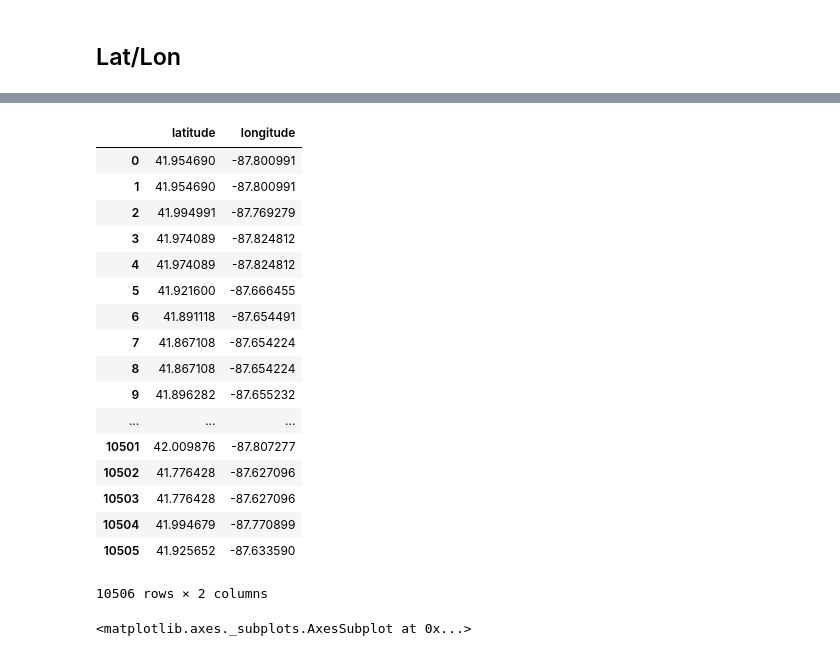
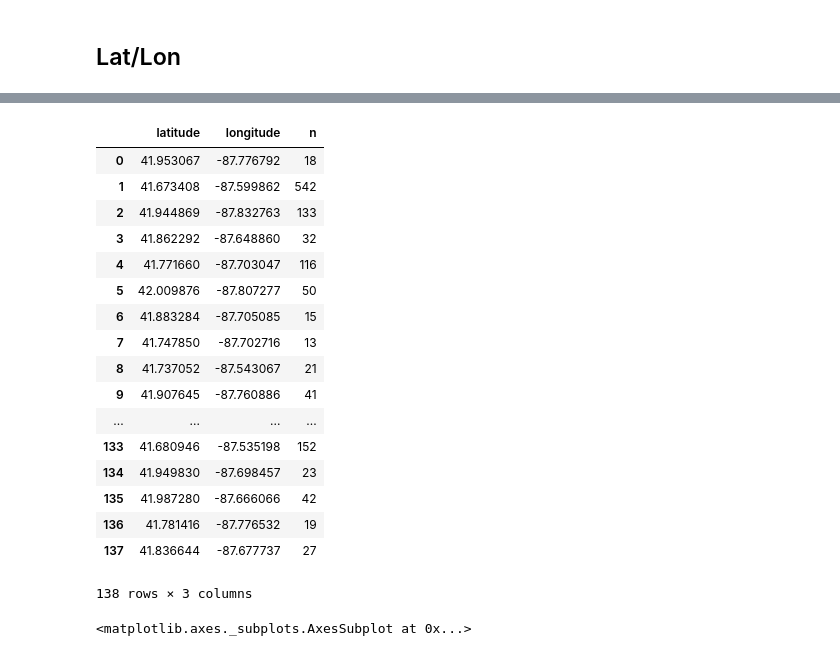
Before and after one commit to crawles/data-science-training, a Jupyter notebook: src/wnv_data_exploration.ipynb, the cells around one changed output, grey strips where cells are left out. Drawn from its saved outputs; the diff is of its cells as text; code cells hidden in the pictures.

```diff
--- a/src/wnv_data_exploration.ipynb
+++ b/src/wnv_data_exploration.ipynb
@@ -411,5 +431,8 @@ $$);
 ## Lat/Lon
 # %%
 %%read_sql latlon_full
-select latitude, longitude from wnv.wnv_train;
+select latitude, longitude, count(*) n
+from wnv.wnv_train
+group by latitude, longitude
+;
 # %% [output]
@@ -417,23 +440,23 @@ Query started at 06:23:34 PM EDT
 Query executed in 0.00 m
 [interactive output not drawn]
-|  | latitude | longitude |
-| 0 | 41.954690 | -87.800991 |
-| 1 | 41.954690 | -87.800991 |
-| 2 | 41.994991 | -87.769279 |
-| 3 | 41.974089 | -87.824812 |
-| 4 | 41.974089 | -87.824812 |
-| 5 | 41.921600 | -87.666455 |
-| 6 | 41.891118 | -87.654491 |
-| 7 | 41.867108 | -87.654224 |
-| 8 | 41.867108 | -87.654224 |
-| 9 | 41.896282 | -87.655232 |
-| ... | ... | ... |
-| 10501 | 42.009876 | -87.807277 |
-| 10502 | 41.776428 | -87.627096 |
-| 10503 | 41.776428 | -87.627096 |
-| 10504 | 41.994679 | -87.770899 |
-| 10505 | 41.925652 | -87.633590 |
+|  | latitude | longitude | n |
+| 0 | 41.953067 | -87.776792 | 18 |
+| 1 | 41.673408 | -87.599862 | 542 |
+| 2 | 41.944869 | -87.832763 | 133 |
+| 3 | 41.862292 | -87.648860 | 32 |
+| 4 | 41.771660 | -87.703047 | 116 |
+| 5 | 42.009876 | -87.807277 | 50 |
+| 6 | 41.883284 | -87.705085 | 15 |
+| 7 | 41.747850 | -87.702716 | 13 |
+| 8 | 41.737052 | -87.543067 | 21 |
+| 9 | 41.907645 | -87.760886 | 41 |
+| ... | ... | ... | ... |
+| 133 | 41.680946 | -87.535198 | 152 |
+| 134 | 41.949830 | -87.698457 | 23 |
+| 135 | 41.987280 | -87.666066 | 42 |
+| 136 | 41.781416 | -87.776532 | 19 |
+| 137 | 41.836644 | -87.677737 | 27 |
-10506 rows × 2 columns
+138 rows × 3 columns
 # %%
 latlon_full.plot(x='longitude', y='latitude', kind='scatter')
 # %% [output]
```
Also changed, not shown: parts of 69 cells of this notebook.
